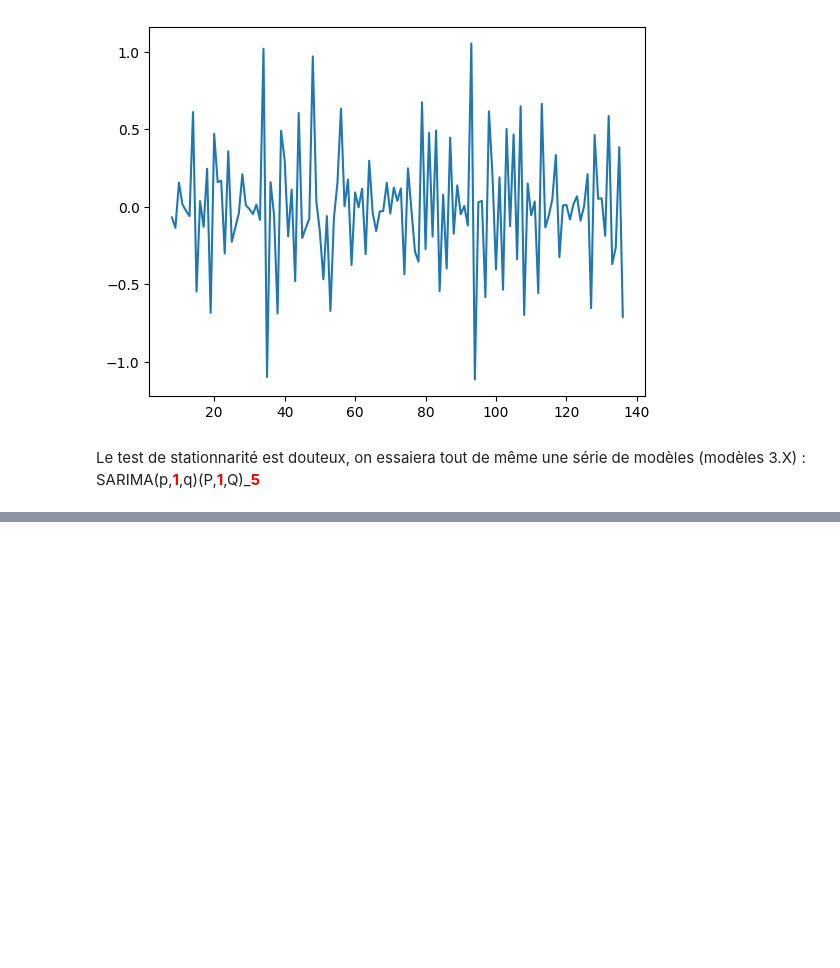
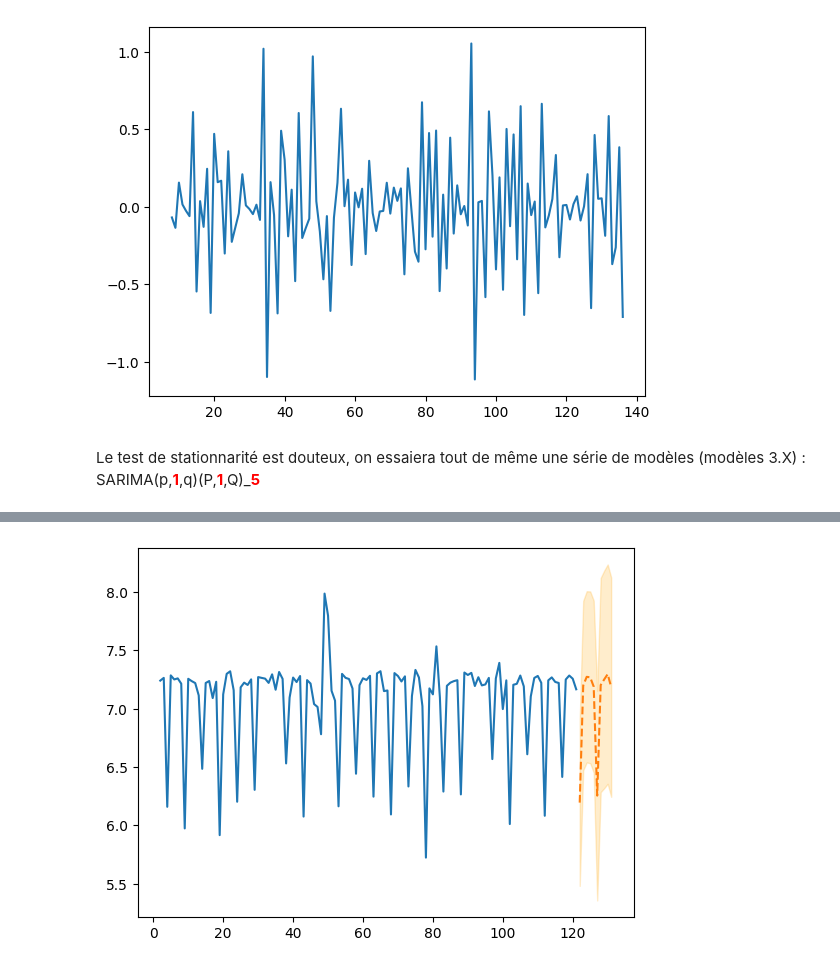
Before and after one commit to kjousselin/M2_serie_chrono, a Jupyter notebook: traitement.ipynb, the cells around one changed output, grey strips where cells are left out. Saved outputs shown, nothing was run; the diff lists cells and outputs as text; code cells hidden in the pictures; blank space fills up the shorter version.

```diff
--- a/traitement.ipynb
+++ b/traitement.ipynb
@@ -275,0 +599,9 @@ SyntaxError: invalid syntax (1035440523.py, line 1)
+# %%
+Pred = liste_model['Mod32'].get_forecast(steps=10).summary_frame(alpha=0.01)
+Fig = Ldata_tronque.plot()
+Pred['mean'].plot(ax=Fig, style='--')
+Fig.fill_between(Pred.index, Pred['mean_ci_lower'], Pred['mean_ci_upper'], color='orange', alpha=0.2)
+Fig.figure
+plt.show()
+# %% [output]
+[figure, added]
```
Also changed, not shown: parts of 33 cells of this notebook, 1 other file.
